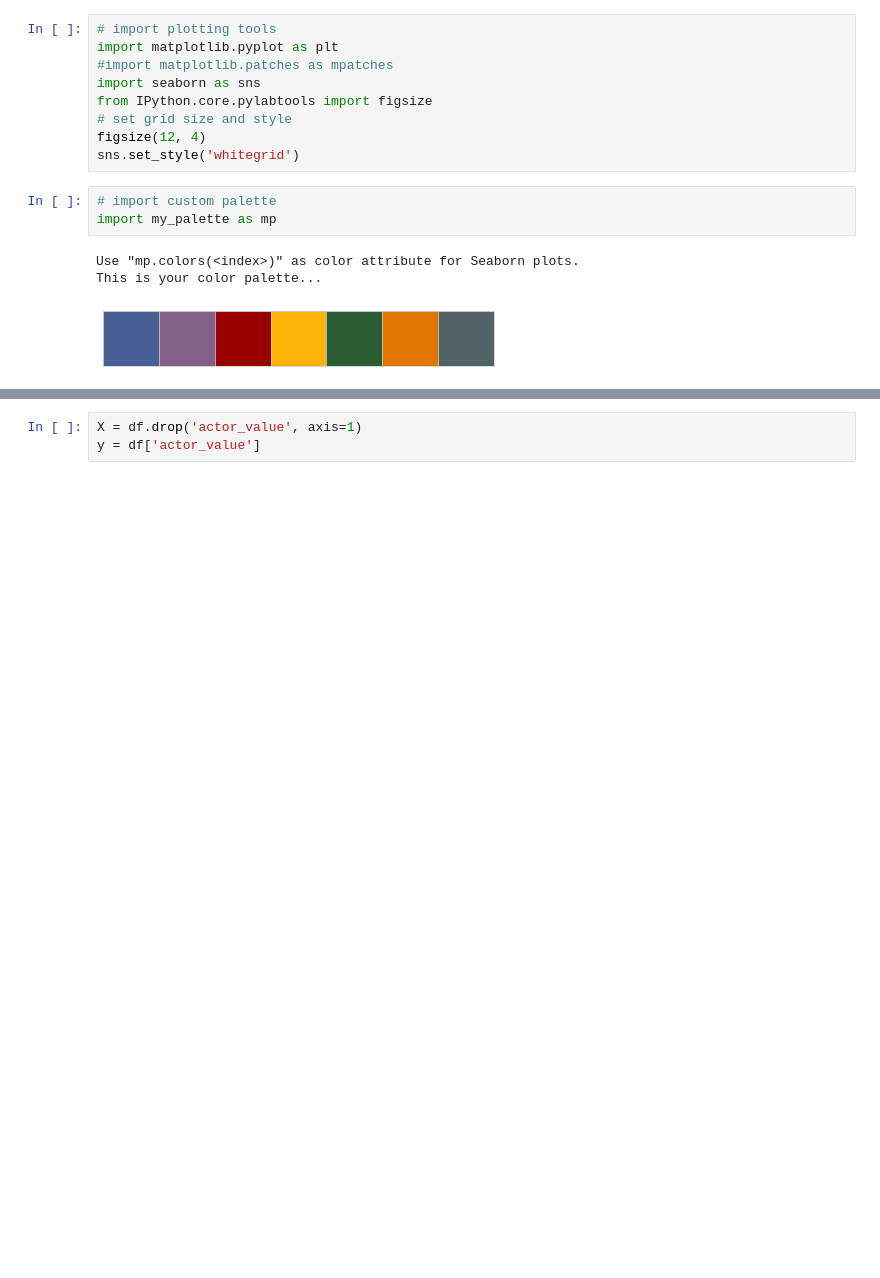
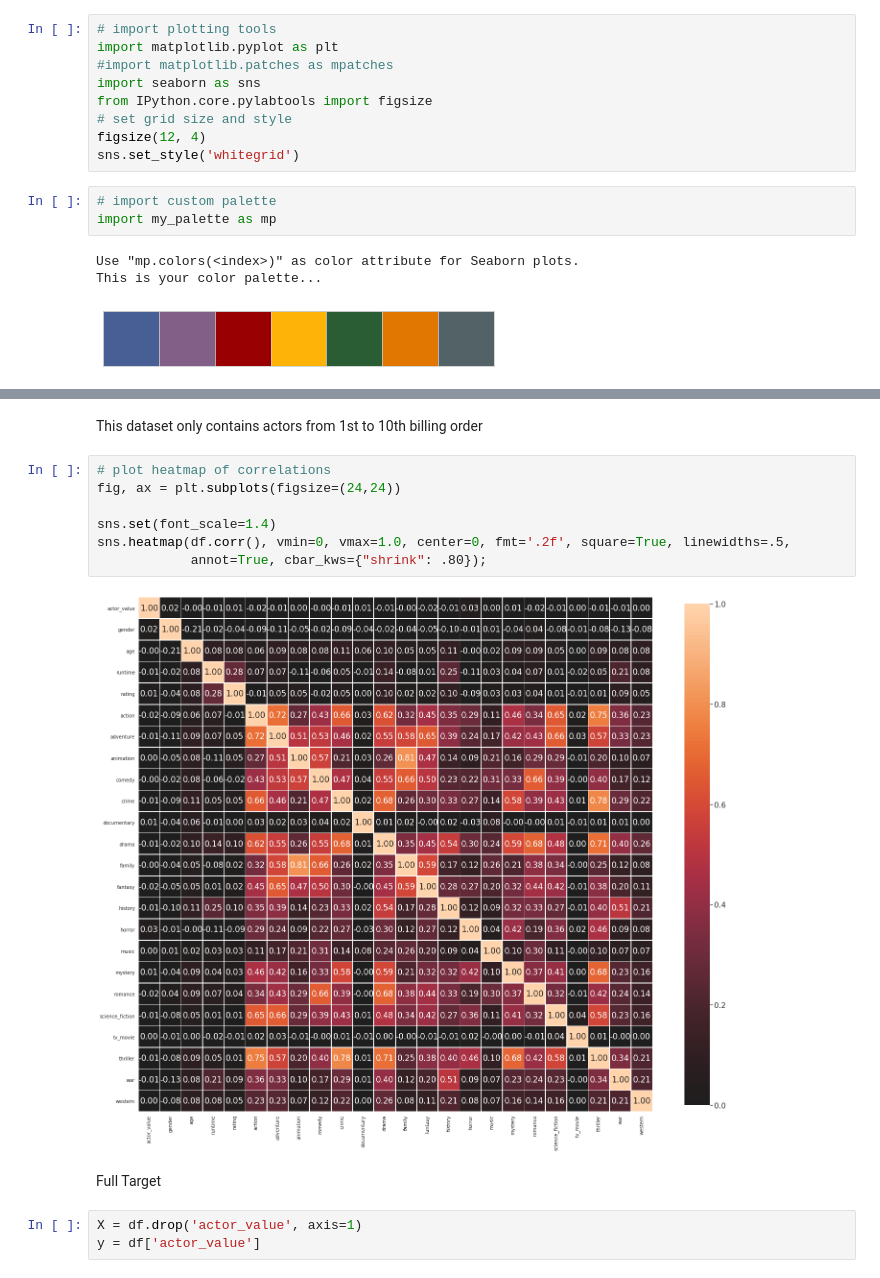
Before and after one commit to christianspybrook/springboard, a Jupyter notebook: capstones/capstone1/capstone1_in_depth_analysis_test.ipynb, the cells around one changed output, grey strips where cells are left out. Cells and saved outputs as stored; diff of their text form; blank space fills up the shorter version.

```diff
--- a/capstones/capstone1/capstone1_in_depth_analysis_test.ipynb
+++ b/capstones/capstone1/capstone1_in_depth_analysis_test.ipynb
@@ -50,3 +51,16 @@ df.transpose()
+# %% [markdown]
+This dataset only contains actors from 1st to 10th billing order
+# %%
+# plot heatmap of correlations
+fig, ax = plt.subplots(figsize=(24,24))
+
+sns.set(font_scale=1.4)
+sns.heatmap(df.corr(), vmin=0, vmax=1.0, center=0, fmt='.2f', square=True, linewidths=.5,
+            annot=True, cbar_kws={"shrink": .80});
+# %% [output]
+[figure, added]
+# %% [markdown]
+Full Target
 # %%
 X = df.drop('actor_value', axis=1)
 y = df['actor_value']
```
Also changed, not shown: parts of 105 cells of this notebook.
